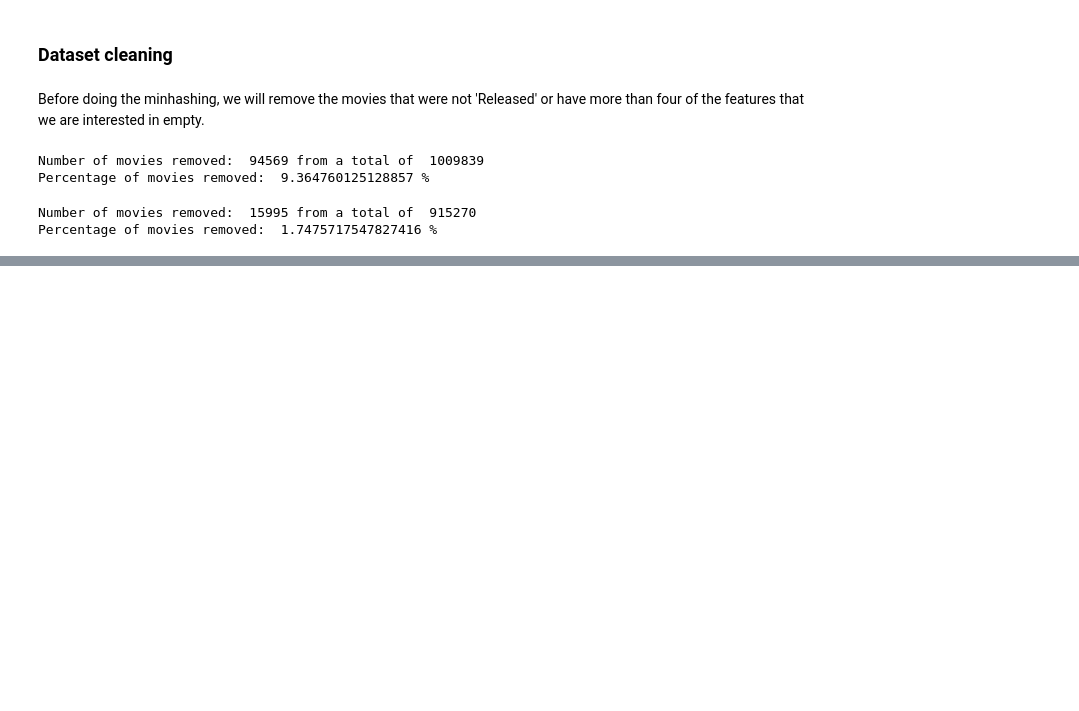
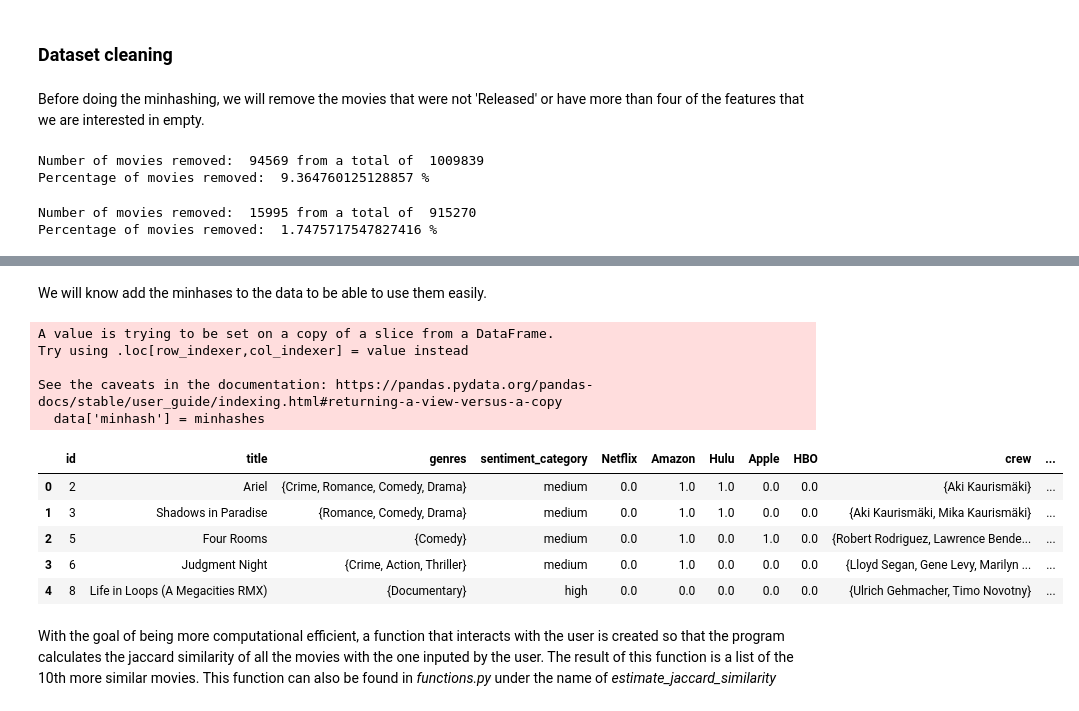
Before and after one commit to paulagambus/ctds_project, a Jupyter notebook: ctds_g6_project.ipynb, the cells around one changed output, grey strips where cells are left out. Saved outputs shown, nothing was run; the diff lists cells and outputs as text; code cells hidden in the pictures; blank space fills up the shorter version.

```diff
--- a/ctds_g6_project.ipynb
+++ b/ctds_g6_project.ipynb
@@ -361,0 +388,30 @@ Percentage of movies removed:  1.7475717547827416 %
+# %%
+# list of one-hot encoded features
+one_hot_features = ['Netflix', 'Amazon', 'Hulu', 'Apple', 'HBO']
+
+# list of non-one-hot encoded features
+non_one_hot_features = ['genres', 'sentiment_category', 'crew', 'production_companies', 'production_countries']
+# %%
+minhashes = []
+for idx, movie in tqdm(data.iterrows(), total=len(data), desc="Creating MinHashes"):
+    minhash = f.create_combined_minhash(movie, one_hot_features, non_one_hot_features)
+    minhashes.append(minhash)
+# %% [markdown]
+We will know add the minhases to the data to be able to use them easily.
+# %%
+data['minhash'] = minhashes
+data.head()
+# %% [output]
+A value is trying to be set on a copy of a slice from a DataFrame.
+Try using .loc[row_indexer,col_indexer] = value instead
+
+See the caveats in the documentation: https://pandas.pydata.org/pandas-docs/stable/user_guide/indexing.html#returning-a-view-versus-a-copy
+  data['minhash'] = minhashes
+|  | id | title | genres | sentiment_category | Netflix | Amazon | Hulu | Apple | HBO | crew | ... |
+| 0 | 2 | Ariel | {Crime, Romance, Comedy, Drama} | medium | 0.0 | 1.0 | 1.0 | 0.0 | 0.0 | {Aki Kaurismäki} | ... |
+| 1 | 3 | Shadows in Paradise | {Romance, Comedy, Drama} | medium | 0.0 | 1.0 | 1.0 | 0.0 | 0.0 | {Aki Kaurismäki, Mika Kaurismäki} | ... |
+| 2 | 5 | Four Rooms | {Comedy} | medium | 0.0 | 1.0 | 0.0 | 1.0 | 0.0 | {Robert Rodriguez, Lawrence Bende... | ... |
+| 3 | 6 | Judgment Night | {Crime, Action, Thriller} | medium | 0.0 | 1.0 | 0.0 | 0.0 | 0.0 | {Lloyd Segan, Gene Levy, Marilyn ... | ... |
+| 4 | 8 | Life in Loops (A Megacities RMX) | {Documentary} | high | 0.0 | 0.0 | 0.0 | 0.0 | 0.0 | {Ulrich Gehmacher, Timo Novotny} | ... |
+# %% [markdown]
+With the goal of being more computational efficient, a function that interacts with the user is created so that the program calculates the jaccard similarity of all the movies with the one inputed by the user. The result of this function is a list of the 10th more similar movies. This function can also be found in *functions.py* under the name of *estimate_jaccard_similarity*
```
Also changed, not shown: parts of 7 cells of this notebook, 1 other file.
